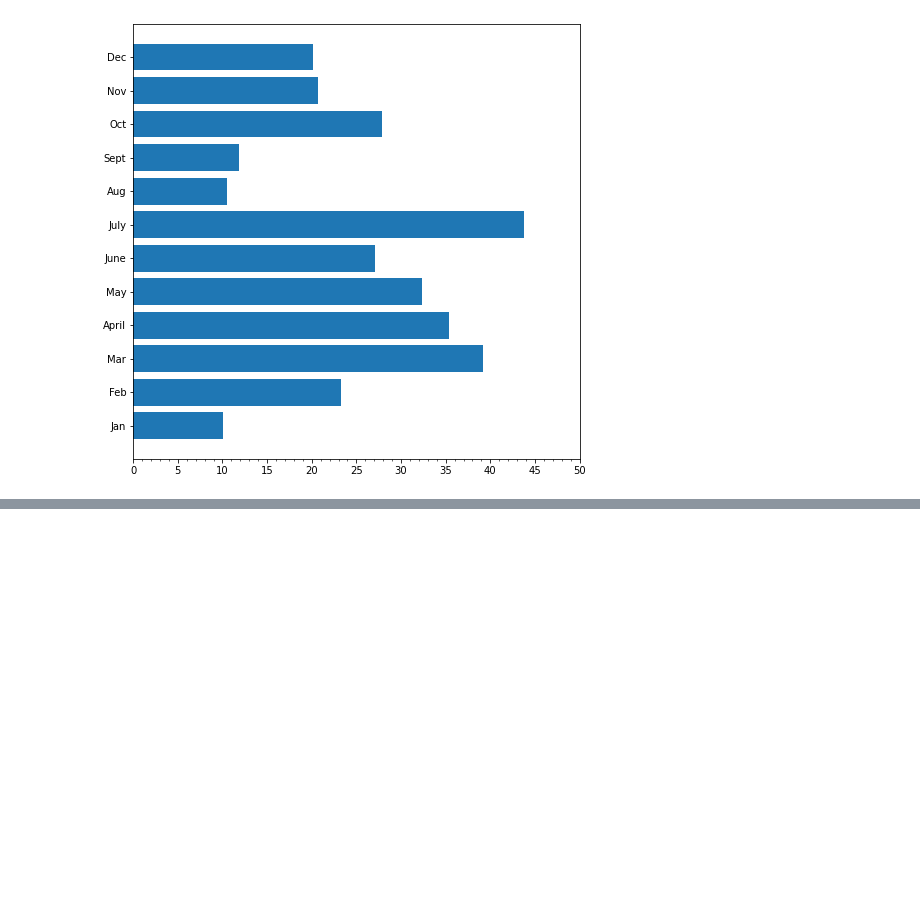
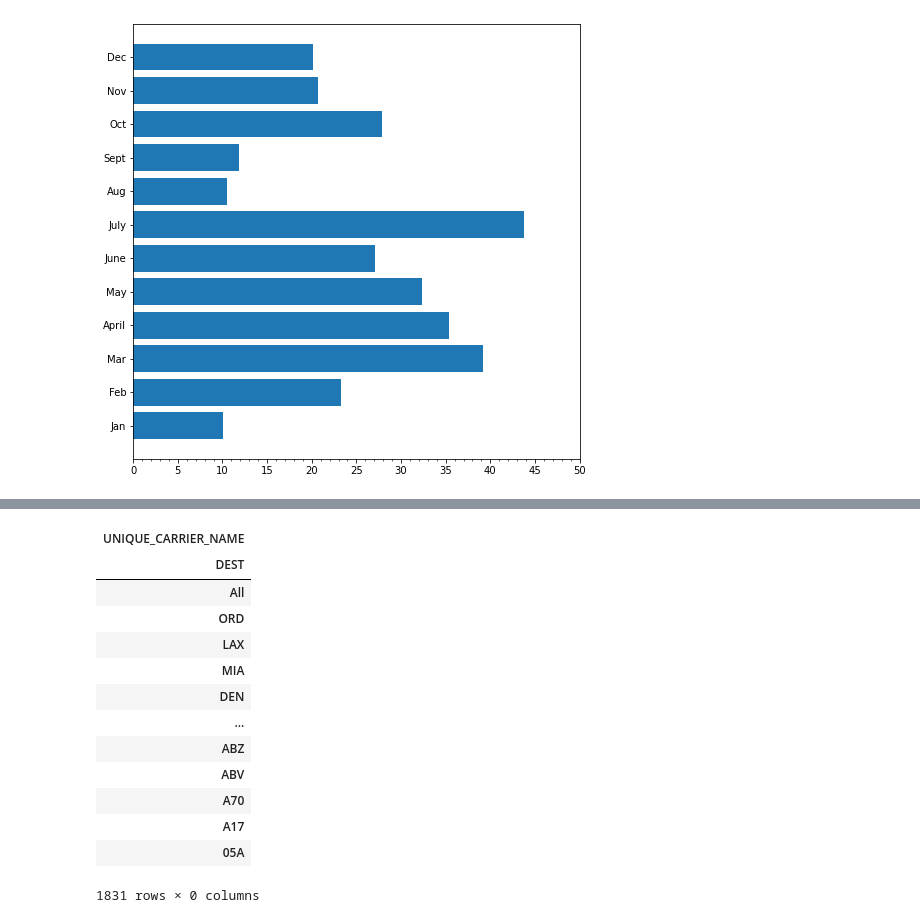
Before and after one commit to SiedHM/PyBer_Analysis, a Jupyter notebook: matplotlib_practice.ipynb, the cells around one changed output, grey strips where cells are left out. Drawn from its saved outputs; the diff is of its cells as text; code cells hidden in the pictures; blank space fills up the shorter version.

```diff
--- a/matplotlib_practice.ipynb
+++ b/matplotlib_practice.ipynb
@@ -314,0 +359,17 @@ plt.show()
+# %%
+pivot[Few.sort_index().index]
+# %% [output]
+| UNIQUE_CARRIER_NAME |
+| DEST |
+| All |
+| ORD |
+| LAX |
+| MIA |
+| DEN |
+| ... |
+| ABZ |
+| ABV |
+| A70 |
+| A17 |
+| 05A |
+1831 rows × 0 columns
```
Also changed, not shown: parts of 3 cells of this notebook, 3 other files.
